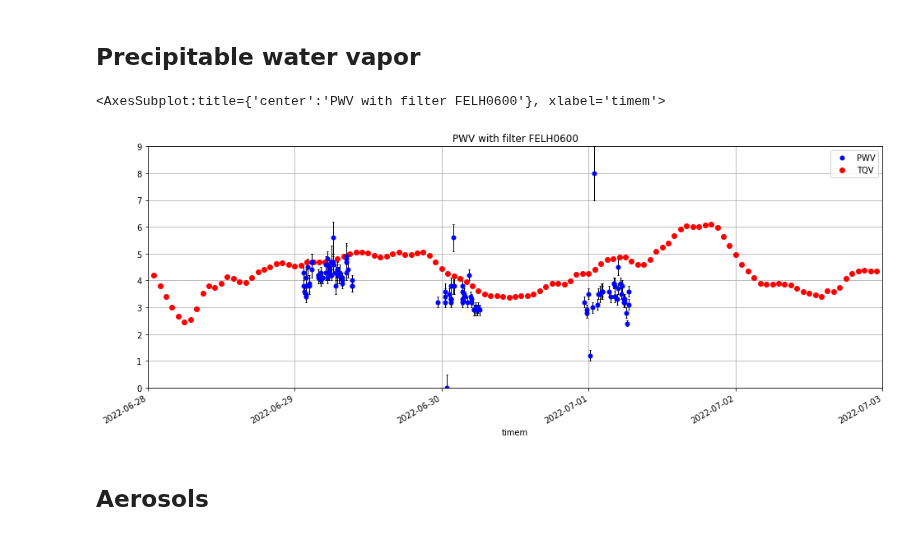
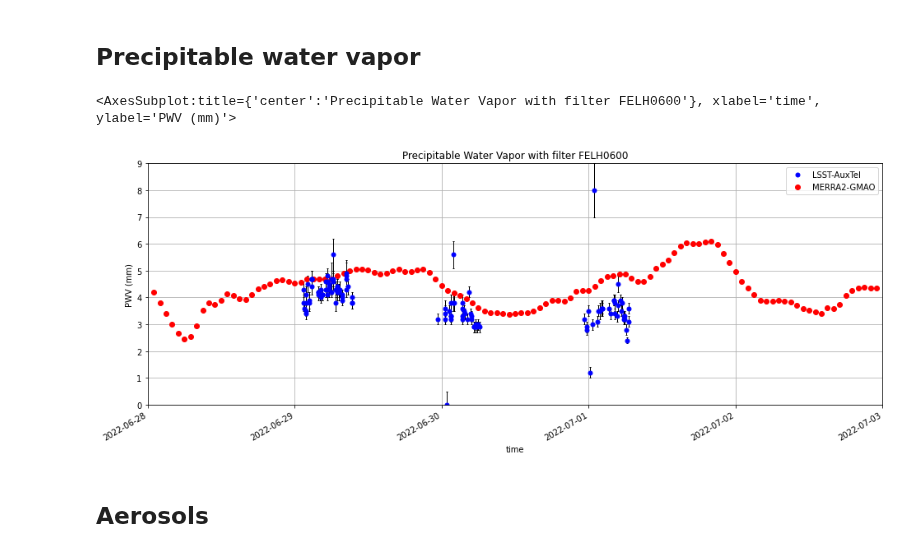
Before and after one commit to sylvielsstfr/GMAOMERRA2, a Jupyter notebook: AnalysisAuxtel/2022/AtmosphericEstimationAuxtel2022.ipynb, the cells around one changed output. Cells and saved outputs as stored; diff of their text form; code cells hidden in the pictures.

Commit message:
nice plot comparison

```diff
--- a/AnalysisAuxtel/2022/AtmosphericEstimationAuxtel2022.ipynb
+++ b/AnalysisAuxtel/2022/AtmosphericEstimationAuxtel2022.ipynb
@@ -340,16 +340,16 @@ df_mm.plot(y='TO3',ylim=(0,600),color="red",lw=0,marker="o",figsize=(16,6),rot=4
 # %% [markdown]
 ## Precipitable water vapor
 # %%
-title=f"PWV with filter {filter_name}"
+title=f"Precipitable Water Vapor with filter {filter_name}"
 # %%
-ax=df_extract.plot(y='PWV',yerr="PWV_err",marker='o',lw=0,color='blue',ms=5,ecolor="k",elinewidth=1,capsize = 1, capthick = 1,figsize=(16,6),title=title,xlim=(t1,t2),grid=True)
-df_mm.plot(y='TQV',ax=ax,ylim=(0,9),color="red",lw=0,marker="o",grid=True)
+ax=df_extract.plot(y='PWV',yerr="PWV_err",marker='o',lw=0,color='blue',ms=5,ecolor="k",elinewidth=1,capsize = 1, capthick = 1,figsize=(16,6),title=title,xlim=(t1,t2),grid=True,label="LSST-AuxTel")
+df_mm.plot(y='TQV',ax=ax,ylim=(0,9),color="red",lw=0,marker="o",grid=True,xlabel="time",ylabel="PWV (mm)",label="MERRA2-GMAO")
 #df_extract.plot(y='PWV',yerr="PWV_err",marker='o',lw=0,color='blue',ecolor="k",elinewidth=1,figsize=(10,4))
 #OR
 #plt.plot(data.index, data.amount)
 # %% [output]
-<AxesSubplot:title={'center':'PWV with filter FELH0600'}, xlabel='timem'>
+<AxesSubplot:title={'center':'Precipitable Water Vapor with filter FELH0600'}, xlabel='time', ylabel='PWV (mm)'>
-[figure, old version]
+[figure, new version]
 # %%
 #from datetime import datetime
 #t1 = pd.DatetimeIndex(data='2022-03-00 00:00:00', '%Y-%m-%d %H:%M:%S')
```
Also changed, not shown: parts of 3 cells of this notebook.
